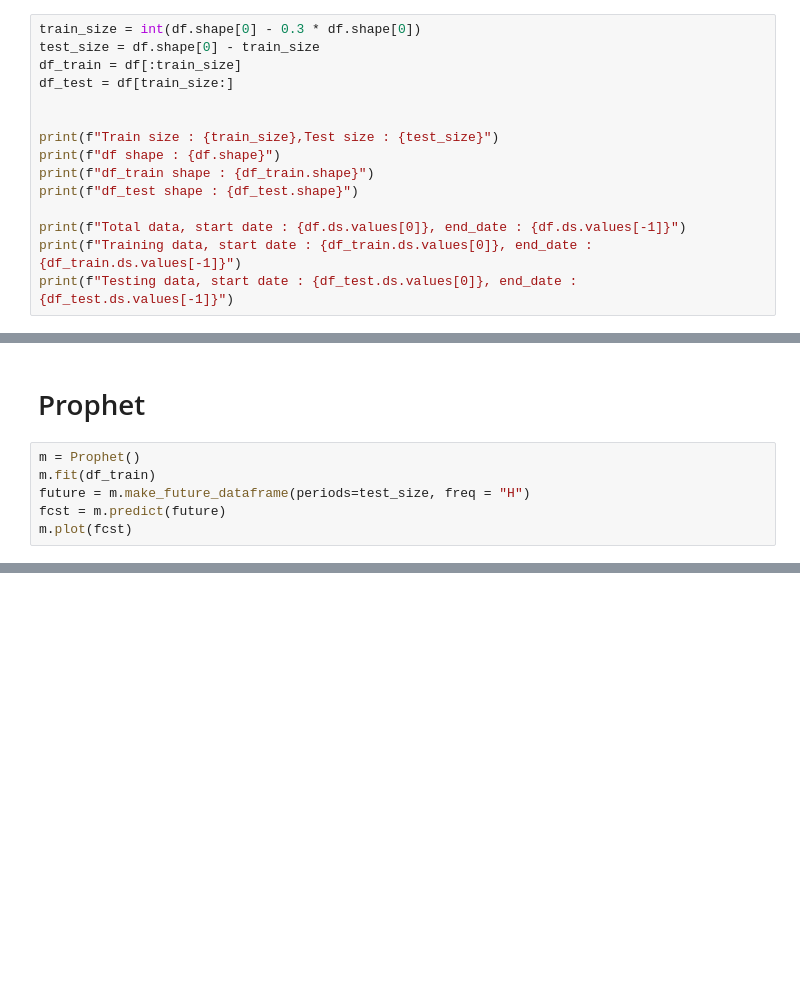
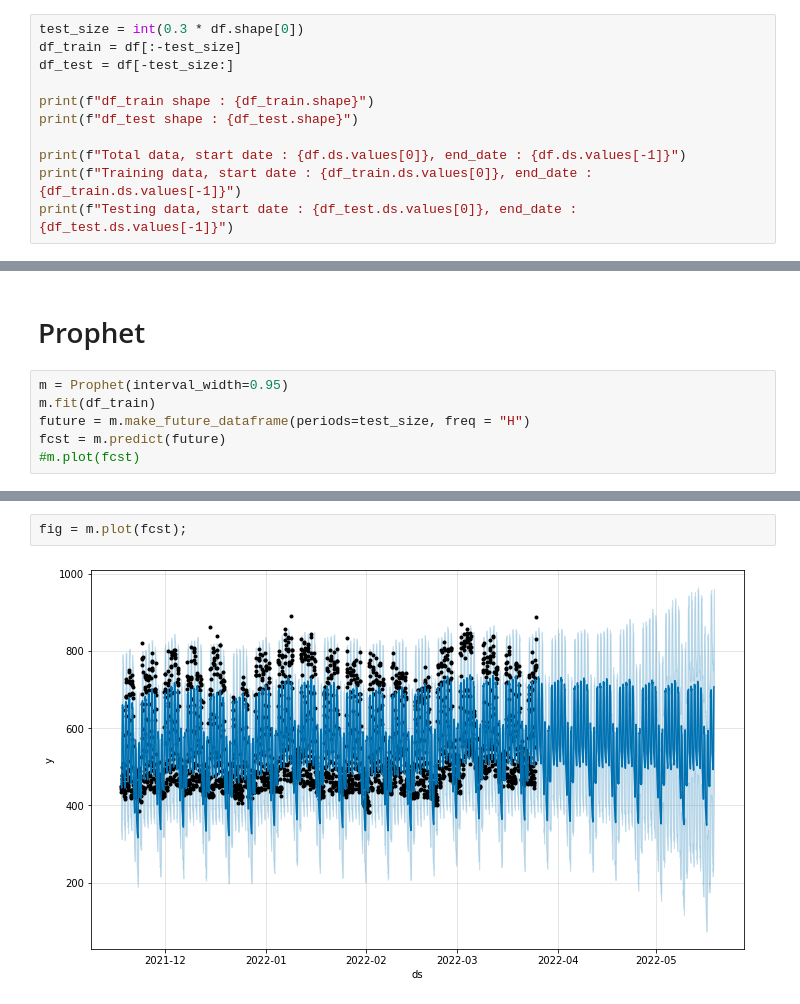
Before and after one commit to imantha-das/ts-forecasting, a Jupyter notebook: explore_ts.ipynb, the cells around one changed output, grey strips where cells are left out. Drawn from its saved outputs; the diff is of its cells as text; blank space fills up the shorter version.

```diff
--- a/explore_ts.ipynb
+++ b/explore_ts.ipynb
@@ -34,12 +36,8 @@ p.show()
 # %%
-train_size = int(df.shape[0] - 0.3 * df.shape[0])
-test_size = df.shape[0] - train_size
-df_train = df[:train_size]
-df_test = df[train_size:]
+test_size = int(0.3 * df.shape[0])
+df_train = df[:-test_size]
+df_test = df[-test_size:]
 
-
-print(f"Train size : {train_size},Test size : {test_size}")
-print(f"df shape : {df.shape}")
 print(f"df_train shape : {df_train.shape}")
 print(f"df_test shape : {df_test.shape}")
 
@@ -57,11 +53,11 @@ Testing data, start date : 2022-03-25T06:00:00.000000000, end_date : 2022-05-18T
 # %% [markdown]
 # Prophet
 # %%
-m = Prophet()
+m = Prophet(interval_width=0.95)
 m.fit(df_train)
 future = m.make_future_dataframe(periods=test_size, freq = "H")
 fcst = m.predict(future)
-m.plot(fcst)
+#m.plot(fcst)
 # %% [output]
 INFO:fbprophet:Disabling yearly seasonality. Run prophet with yearly_seasonality=True to override this.
 
@@ -95,3 +98,7 @@ The frame.append method is deprecated and will be removed from pandas in a futur
+# %%
+fig = m.plot(fcst);
+# %% [output]
+[figure, added]
 # %%
 p = go.Figure()
 p.add_trace(go.Scatter(
```
Also changed, not shown: parts of 18 cells of this notebook.
